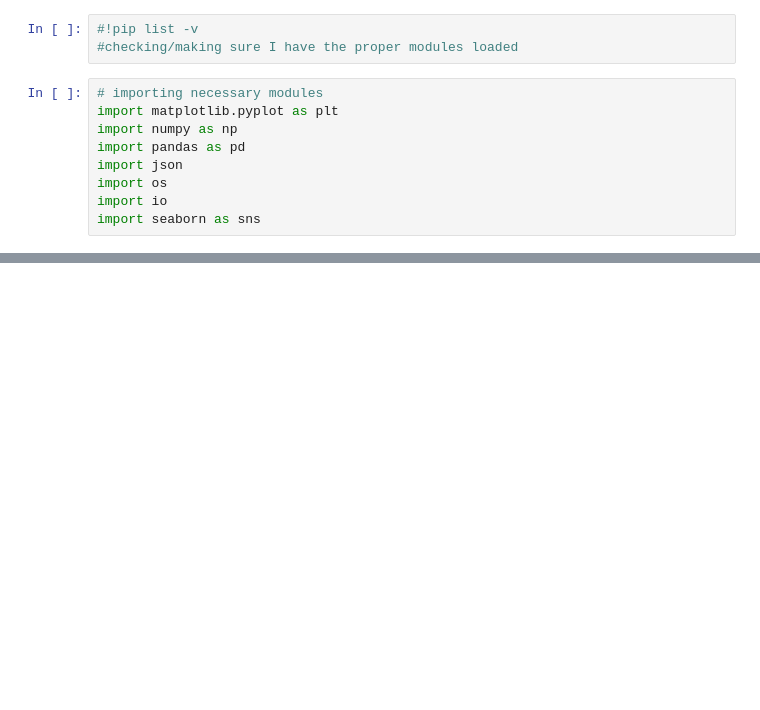
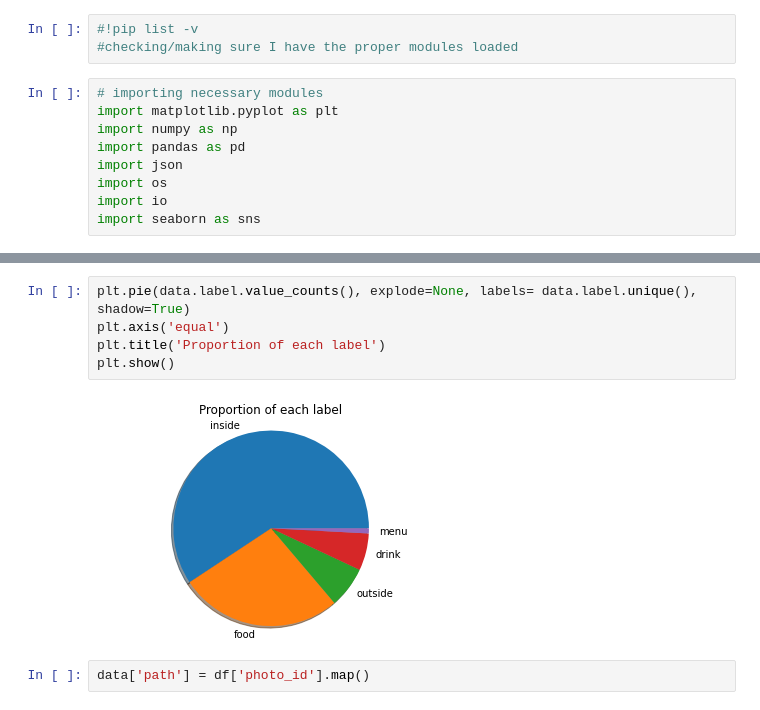
Before and after one commit to sathwikkes/Yelp-Image-Classification, a Jupyter notebook: data_wrangling.ipynb, the cells around one changed output, grey strips where cells are left out. Cells and saved outputs as stored; diff of their text form; blank space fills up the shorter version.

```diff
--- a/data_wrangling.ipynb
+++ b/data_wrangling.ipynb
@@ -61,0 +99,9 @@ FileNotFoundError: ignored
+# %%
+plt.pie(data.label.value_counts(), explode=None, labels= data.label.unique(), shadow=True)
+plt.axis('equal')
+plt.title('Proportion of each label')
+plt.show()
+# %% [output]
+[figure, added]
+# %%
+data['path'] = df['photo_id'].map()
```
Also changed, not shown: parts of 25 cells of this notebook.
